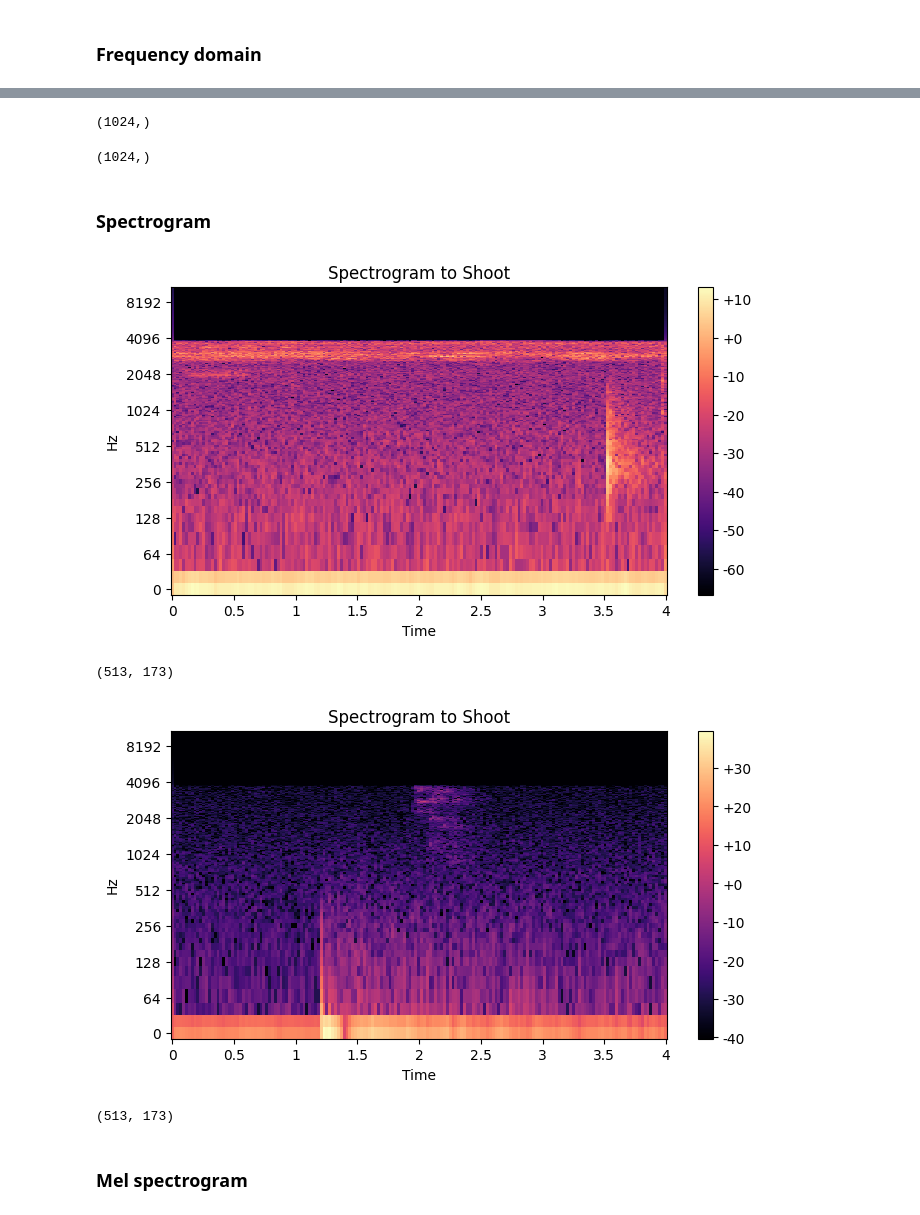
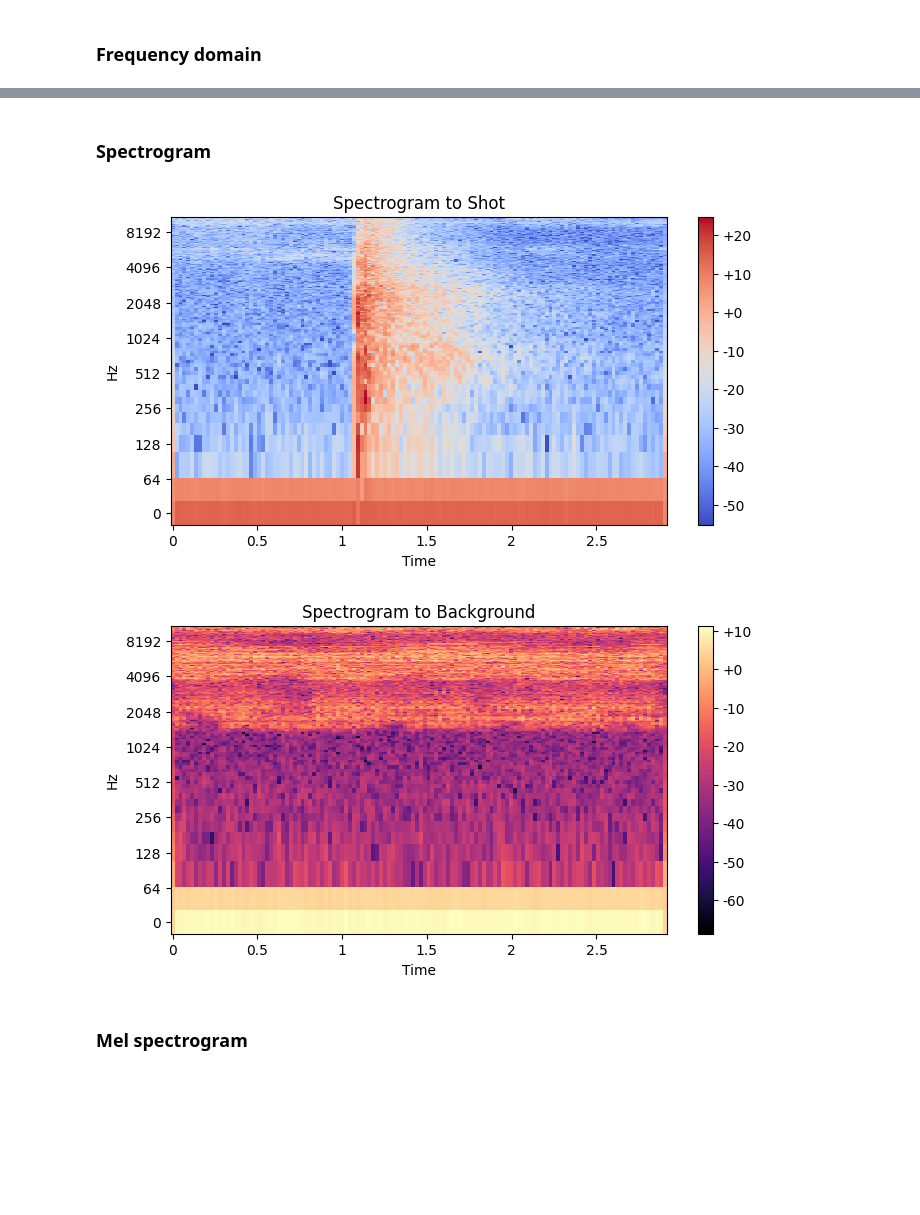
Before and after one commit to GabyDs/FirearmShotDetectionSystem, a Jupyter notebook: FirearmShotDetectionSystem.ipynb, the cells around one changed output, grey strips where cells are left out. Cells and saved outputs as stored; diff of their text form; code cells hidden in the pictures; blank space fills up the shorter version.

```diff
--- a/FirearmShotDetectionSystem.ipynb
+++ b/FirearmShotDetectionSystem.ipynb
@@ -144,0 +164,20 @@ len(background_names)
+# %%
+def load_dataset_names(dataset_path: str) -> dict:
+    DATASET = {
+        'audio_name': [],
+        'labels': []
+    }
+
+    for i, (dirpath, _, filenames) in enumerate(os.walk(dataset_path)):
+
+        if dirpath != dataset_path:
+
+            for f in filenames:
+                file_path = os.path.join(dirpath, f)
+                DATASET['audio_name'].append(file_path)
+                DATASET['labels'].append(i-1)
+
+    return DATASET
+# %%
+DATASET = pd.DataFrame(load_dataset_names(DATASET_PATH))
+VAL_DATASET = pd.DataFrame(load_dataset_names(VAL_DATASET_PATH))
@@ -152,9 +220,9 @@ back_path = os.path.join(background_dir, np.random.choice(background_names))
-# %%
-# shoot
-shoot_sound, shoot_sr = librosa.load(shoot_path)
-
-# background
-back_sound, back_sr = librosa.load(back_path)
+# %%
+shot_name = DATASET['audio_name'][DATASET['labels'] == 1].sample().values[0]
+back_name = DATASET['audio_name'][DATASET['labels'] == 0].sample().values[0]
+
+shot_sound, shot_sr = librosa.load(shot_name, sr=SAMPLE_RATE)
+back_sound, back_sr = librosa.load(back_name, sr=SAMPLE_RATE)
 # %% [markdown]
 ## Basic information regarding audios
 # %%
@@ -218,33 +278,15 @@ back_fft, back_mag = extract_fft(back_sound)
-# %%
-back_fft.shape
-# %% [output]
-(1024,)
-# %%
-back_mag.shape
-# %% [output]
-(1024,)
 # %% [markdown]
 ### Spectrogram
 # %%
-# SHOOT
-plot_spectrogram(shoot_sound, y_axis='log', audio_type='Shoot')
+# SHOT
+plot_spectrogram(shot_sound, y_axis='log', audio_type='Shot')
 # %% [output]
-[figure, old version]
+[figure, new version]
-# %%
-shoot_spectrogram = extract_spectrogram(shoot_sound)
-shoot_spectrogram.shape
-# %% [output]
-(513, 173)
 # %%
 # BACKGROUND
-plot_spectrogram(back_sound, y_axis='log', audio_type='Shoot')
+plot_spectrogram(back_sound, y_axis='log', audio_type='Background')
 # %% [output]
-[figure, old version]
+[figure, new version]
-# %%
-back_spectrogram = extract_spectrogram(back_sound)
-back_spectrogram.shape
-# %% [output]
-(513, 173)
 # %% [markdown]
 ### Mel spectrogram
 # %%
```
Also changed, not shown: parts of 85 cells of this notebook.
